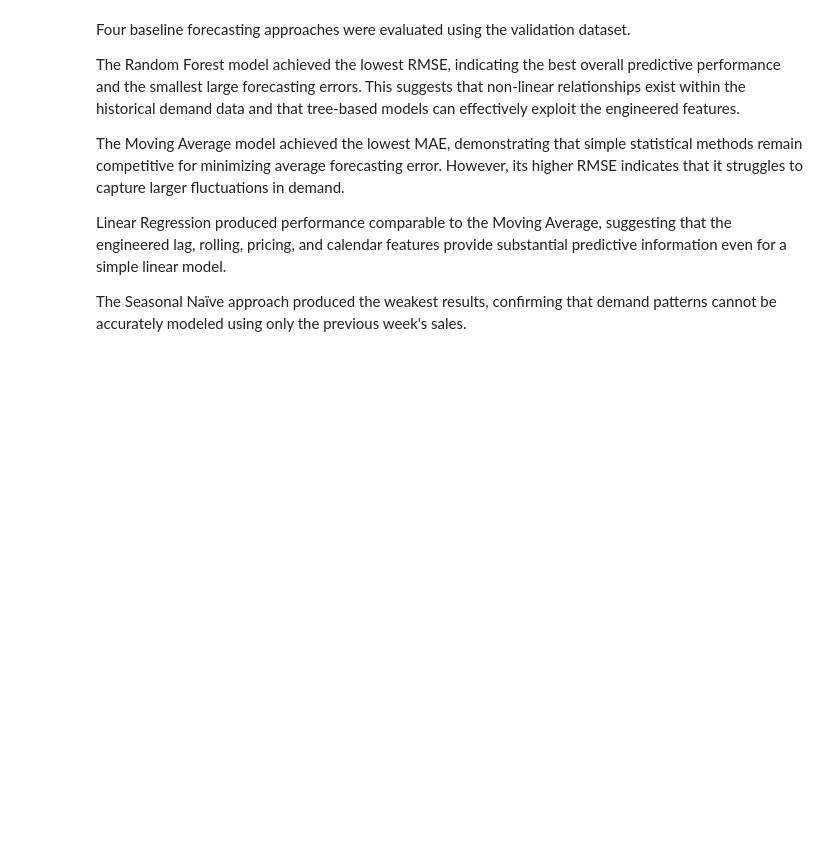
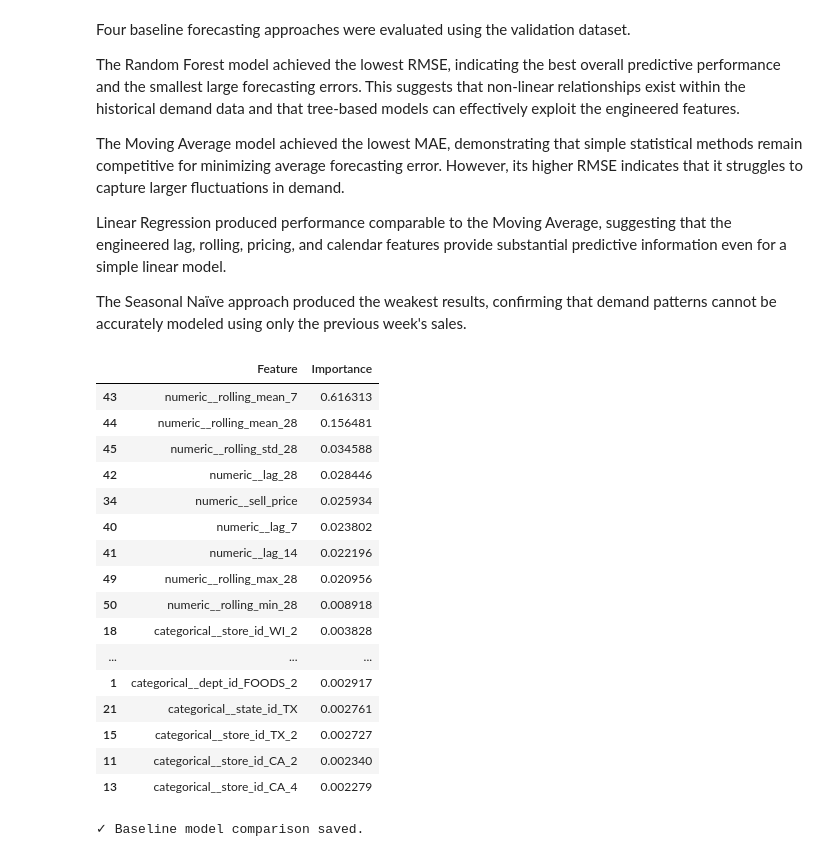
Before and after one commit to Sukh-sudo/retail-demand-forecasting-optimization, a Jupyter notebook: notebooks/05_Baseline_Forecasting.ipynb, the cells around one changed output. Saved outputs shown, nothing was run; the diff lists cells and outputs as text; code cells hidden in the pictures; blank space fills up the shorter version.

```diff
--- a/notebooks/05_Baseline_Forecasting.ipynb
+++ b/notebooks/05_Baseline_Forecasting.ipynb
@@ -464,3 +467,42 @@ The Moving Average model achieved the lowest MAE, demonstrating that simple stat
 Linear Regression produced performance comparable to the Moving Average, suggesting that the engineered lag, rolling, pricing, and calendar features provide substantial predictive information even for a simple linear model.
 
 The Seasonal Naïve approach produced the weakest results, confirming that demand patterns cannot be accurately modeled using only the previous week's sales.
+# %%
+#checking which features matter the most
+feature_names = preprocessor.get_feature_names_out()
+
+importance = pd.DataFrame({
+    "Feature": feature_names,
+    "Importance": rf.feature_importances_
+}).sort_values("Importance", ascending=False)
+
+importance.head(20)
+# %% [output]
+|  | Feature | Importance |
+| 43 | numeric__rolling_mean_7 | 0.616313 |
+| 44 | numeric__rolling_mean_28 | 0.156481 |
+| 45 | numeric__rolling_std_28 | 0.034588 |
+| 42 | numeric__lag_28 | 0.028446 |
+| 34 | numeric__sell_price | 0.025934 |
+| 40 | numeric__lag_7 | 0.023802 |
+| 41 | numeric__lag_14 | 0.022196 |
+| 49 | numeric__rolling_max_28 | 0.020956 |
+| 50 | numeric__rolling_min_28 | 0.008918 |
+| 18 | categorical__store_id_WI_2 | 0.003828 |
+| ... | ... | ... |
+| 1 | categorical__dept_id_FOODS_2 | 0.002917 |
+| 21 | categorical__state_id_TX | 0.002761 |
+| 15 | categorical__store_id_TX_2 | 0.002727 |
+| 11 | categorical__store_id_CA_2 | 0.002340 |
+| 13 | categorical__store_id_CA_4 | 0.002279 |
+# %%
+# Save baseline model comparison
+
+results.to_csv(
+    "../outputs/model_comparison.csv",
+    index=False
+)
+
+print("✓ Baseline model comparison saved.")
+# %% [output]
+✓ Baseline model comparison saved.
```
Also changed, not shown: parts of 6 cells of this notebook, 4 other files.
